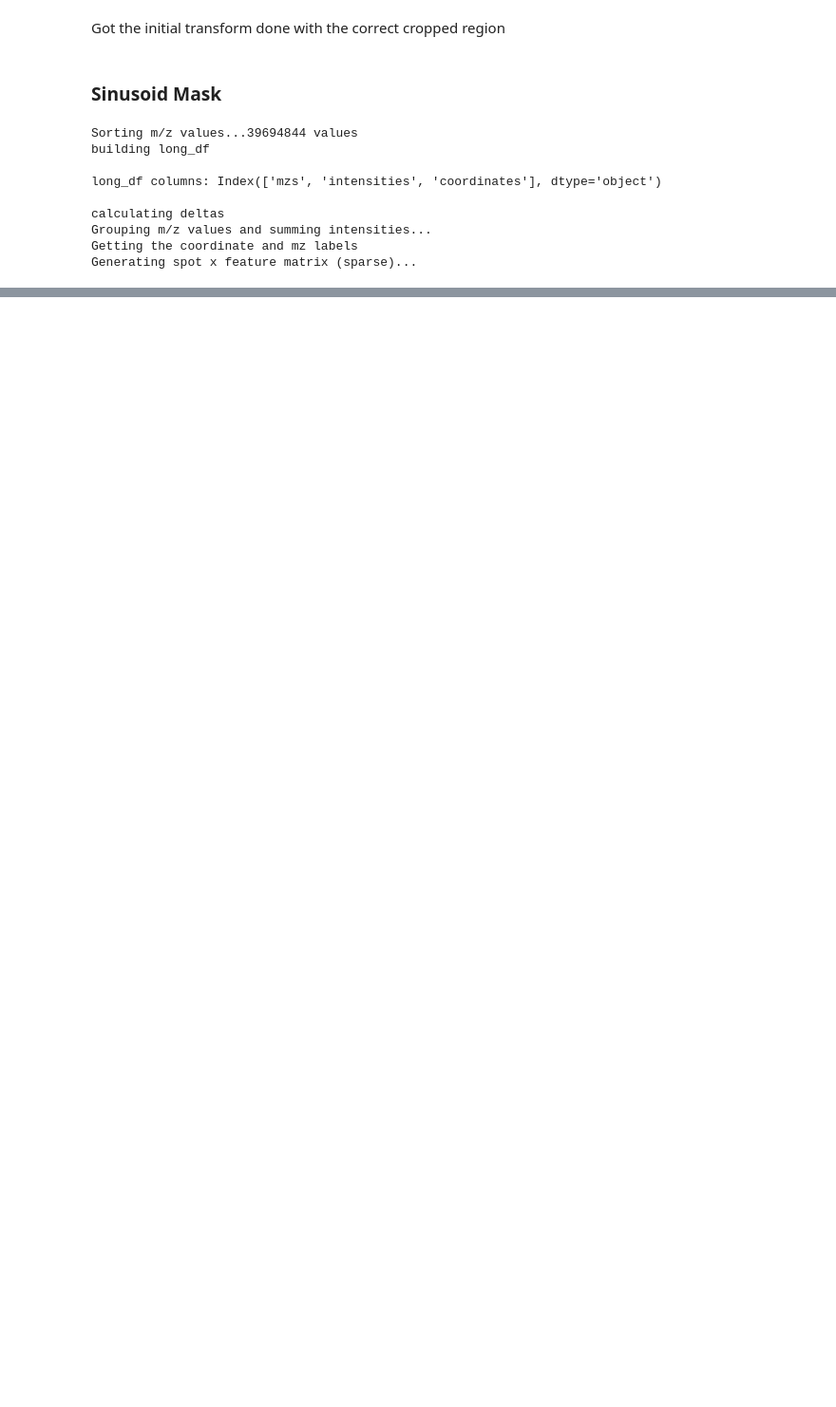
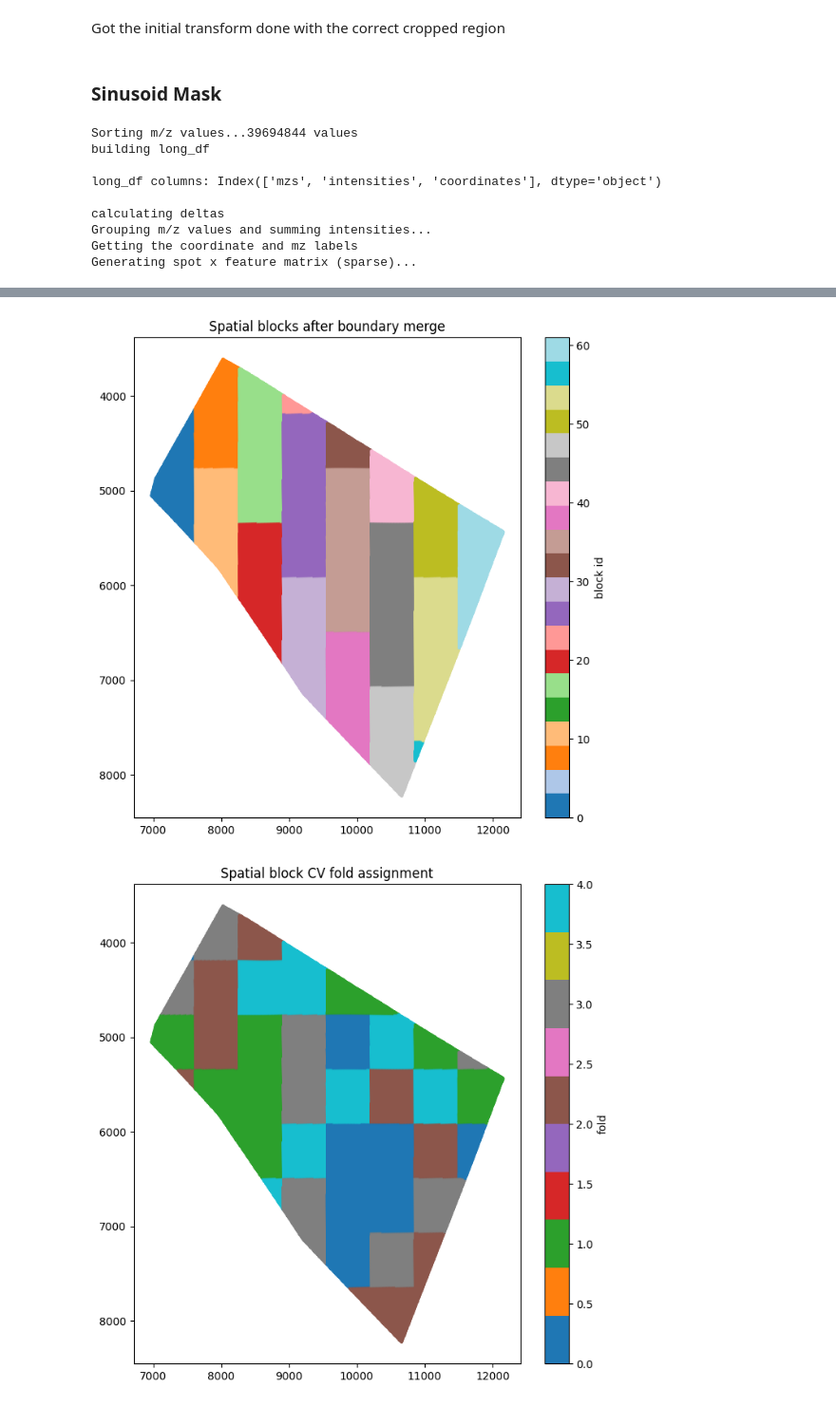
Before and after one commit to krastegar/MALDI_Metabolomics, a Jupyter notebook: notebooks/feature_based_alignment.ipynb, the cells around one changed output, grey strips where cells are left out. Shown at 95% size. Cells and saved outputs as stored; diff of their text form; code cells hidden in the pictures; blank space fills up the shorter version.

```diff
--- a/notebooks/feature_based_alignment.ipynb
+++ b/notebooks/feature_based_alignment.ipynb
@@ -709,0 +656,61 @@ plt.imshow(ion_mat, cmap='viridis')
+# %%
+def spatial_block_cv(coords, n_blocks_per_axis=8, n_folds=5, min_block_size=20, random_state=0):
+    """
+    Spatial block CV fold assignment (paper Sec. 2.2). Random per-pixel folds
+    would leak spatial autocorrelation between train/val; blocking on
+    contiguous regions of the tissue avoids that.
+    """
+    x, y = coords[:, 0], coords[:, 1]
+    x_edges = np.linspace(x.min(), x.max() + 1e-6, n_blocks_per_axis + 1)
+    y_edges = np.linspace(y.min(), y.max() + 1e-6, n_blocks_per_axis + 1)
+    bx = np.digitize(x, x_edges[1:-1])
+    by = np.digitize(y, y_edges[1:-1])
+    block_id = bx * n_blocks_per_axis + by
+
+    # merge undersized boundary blocks into a grid-adjacent block that
+    # already has enough points (paper Sec. 2.2: "merged with neighbouring blocks").
+    unique_blocks, counts = np.unique(block_id, return_counts=True)
+    for small_id in unique_blocks[counts < min_block_size]:
+        bxi, byi = divmod(small_id, n_blocks_per_axis)
+        neighbors = [(bxi + dx, byi + dy) for dx, dy in [(-1, 0), (1, 0), (0, -1), (0, 1)]
+                     if 0 <= bxi + dx < n_blocks_per_axis and 0 <= byi + dy < n_blocks_per_axis]
+        for nbx, nby in neighbors:
+            nb_id = nbx * n_blocks_per_axis + nby
+            if nb_id != small_id and (block_id == nb_id).sum() >= min_block_size:
+                block_id[block_id == small_id] = nb_id
+                break
+
+    # greedily assign blocks (in random order) to whichever fold currently has fewest pixels
+    unique_blocks, counts = np.unique(block_id, return_counts=True)
+    order = np.random.RandomState(random_state).permutation(len(unique_blocks))
+    fold_loads = np.zeros(n_folds)
+    block_to_fold = {}
+    for idx in order:
+        f = np.argmin(fold_loads)
+        block_to_fold[unique_blocks[idx]] = f
+        fold_loads[f] += counts[idx]
+
+    fold_assignment = np.array([block_to_fold[b] for b in block_id])
+    return block_id, fold_assignment
+
+block_id, fold_assignment = spatial_block_cv(T0_maldi_coords)
+
+# blocks after boundary merge — grid-adjacency version should keep straight,
+# axis-aligned block edges everywhere, including at the tissue boundary
+plt.figure(figsize=(8, 8))
+plt.scatter(T0_maldi_coords[:, 0], T0_maldi_coords[:, 1], c=block_id, s=4, cmap="tab20")
+plt.gca().invert_yaxis()
+plt.colorbar(label="block id")
+plt.title("Spatial blocks after boundary merge")
+plt.show()
+
+# resulting 5-fold assignment
+plt.figure(figsize=(8, 8))
+plt.scatter(T0_maldi_coords[:, 0], T0_maldi_coords[:, 1], c=fold_assignment, s=4, cmap="tab10")
+plt.gca().invert_yaxis()
+plt.colorbar(label="fold")
+plt.title("Spatial block CV fold assignment")
+plt.show()
+# %% [output]
+[figure, added]
+[figure, added]
```
Also changed, not shown: parts of 32 cells of this notebook, 15 other files.
